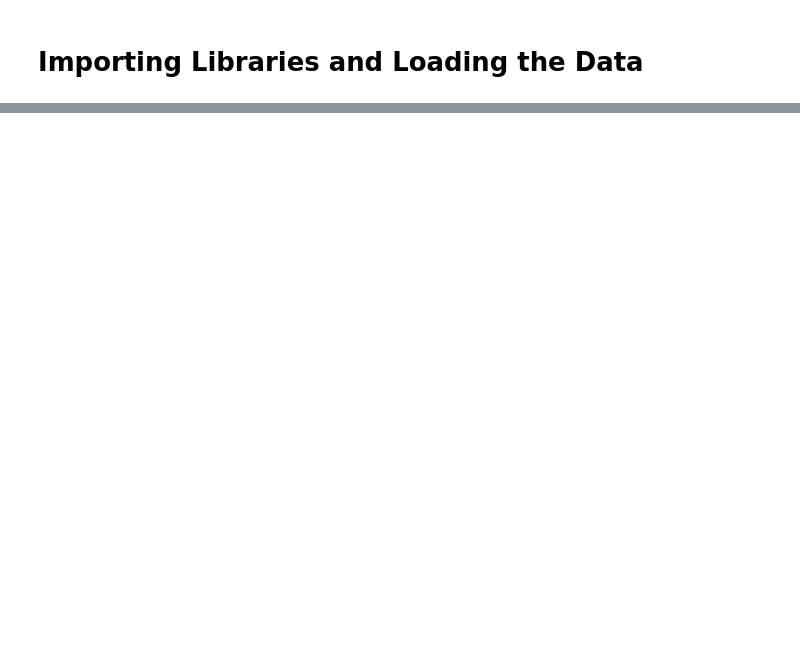
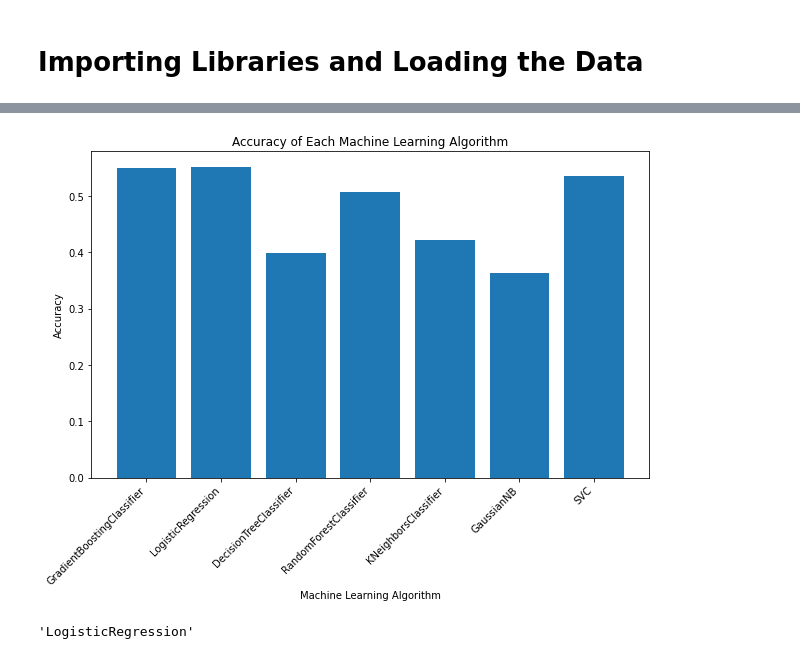
Before and after one commit to MsDiala/SHAI, a Jupyter notebook: Music_Genre_Classification_project/music_genre.ipynb, the cells around one changed output, grey strips where cells are left out. Saved outputs shown, nothing was run; the diff lists cells and outputs as text; code cells hidden in the pictures; blank space fills up the shorter version.

```diff
--- a/Music_Genre_Classification_project/music_genre.ipynb
+++ b/Music_Genre_Classification_project/music_genre.ipynb
@@ -189,0 +144,29 @@ submission_df.to_csv('music_genre_predictions.csv', index=False)# Save the predi
+# %%
+# Initialize the machine learning algorithms
+ml_algorithms = [
+    GradientBoostingClassifier(),
+    LogisticRegression(),
+    DecisionTreeClassifier(),
+    RandomForestClassifier(),
+    KNeighborsClassifier(),
+    GaussianNB(),
+    SVC(kernel='rbf')
+]
+# %%
+# Create a dictionary to store the accuracy of each algorithm
+algorithm_accuracy = {}
+# %%
+from sklearn.impute import SimpleImputer
+
+# Preprocess the data to handle missing values
+imputer = SimpleImputer(strategy='mean')
+X_train_imputed = imputer.fit_transform(X_train)
+X_val_imputed = imputer.transform(X_val)
+# %%
+# Train and evaluate machine learning algorithms
+for algorithm in ml_algorithms:
+    algorithm.fit(X_train_imputed, y_train)
+    y_pred = algorithm.predict(X_val_imputed)
+    acc = accuracy_score(y_val, y_pred)
+    algorithm_accuracy[type(algorithm).__name__] = acc
+    print(f"Machine Learning Algorithm: {type(algorithm).__name__} Accuracy: {acc}")
@@ -189,0 +237,17 @@ submission_df.to_csv('music_genre_predictions.csv', index=False)# Save the predi
+# %%
+#Accuracy of Each Algorithm
+plt.figure(figsize=(10, 6))
+plt.bar(algorithm_accuracy.keys(), algorithm_accuracy.values())
+plt.xlabel('Machine Learning Algorithm')
+plt.ylabel('Accuracy')
+plt.title('Accuracy of Each Machine Learning Algorithm')
+plt.xticks(rotation=45, ha='right')
+plt.show()
+# %% [output]
+[figure, added]
+# %%
+# Find the algorithm with the highest accuracy
+best_algorithm_name = max(algorithm_accuracy, key=algorithm_accuracy.get)
+best_algorithm_name
+# %% [output]
+'LogisticRegression'
```
Also changed, not shown: parts of 50 cells of this notebook, 6 other files.
